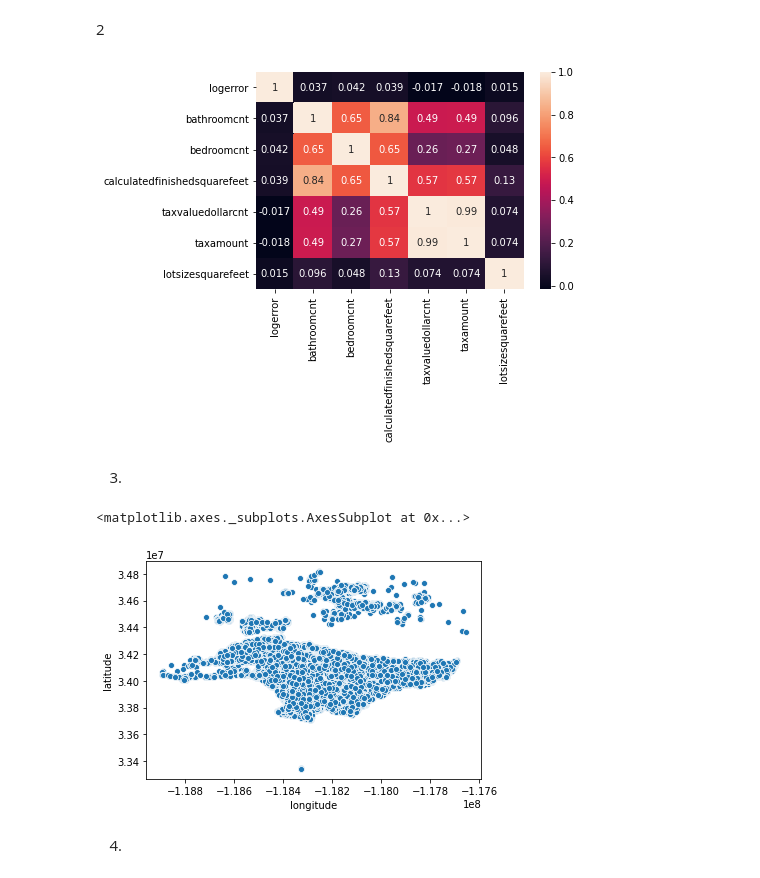
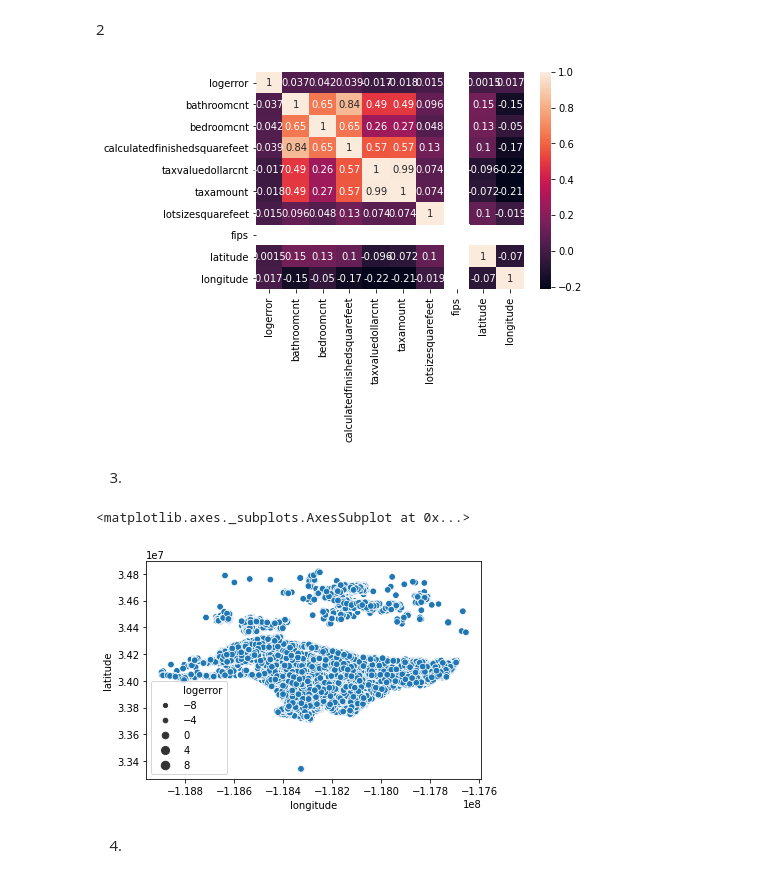
Before and after one commit to jivemachine/ds-methodologies-exercises, a Jupyter notebook: clustering/explore_zillow.ipynb, the cells around one changed output. Saved outputs shown, nothing was run; the diff lists cells and outputs as text; code cells hidden in the pictures.

```diff
--- a/clustering/explore_zillow.ipynb
+++ b/clustering/explore_zillow.ipynb
@@ -39,4 +41,11 @@ memory usage: 6.4+ MB
 # %% [markdown]
 1.
 # %%
-continuous_data = df[['logerror', 'bathroomcnt', 'bedroomcnt', 'calculatedfinishedsquarefeet', 'taxvaluedollarcnt', 'taxamount', 'lotsizesquarefeet' ]]
+continuous_data = df[['logerror', 'bathroomcnt', 'bedroomcnt', 'calculatedfinishedsquarefeet', 'taxvaluedollarcnt', 'taxamount', 'lotsizesquarefeet', 'fips', 'latitude', 'longitude' ]]
+# %%
+scaler = MinMaxScaler()
+
+scaled_continuous_data = continuous_data.copy()
+
+scaler.fit(scaled_continuous_data)
+scaler.transform(scaled_continuous_data)
@@ -50,10 +73,10 @@ plt.show()
 # %% [markdown]
 2
 # %%
-sns.heatmap(continuous_data.corr(), annot=True)
+sns.heatmap(scaled_continuous_data.corr(), annot=True)
 plt.show()
 # %% [output]
-[figure, old version]
+[figure, new version]
 # %% [markdown]
 3.
 # %%
@@ -61,10 +84,10 @@ lat_long = df[['latitude', 'longitude']]
 # %%
-y = lat_long.latitude
-x = lat_long.longitude
-sns.scatterplot(x, y, data=lat_long)
+y = scaled_continuous_data.latitude
+x = scaled_continuous_data.longitude
+sns.scatterplot(x, y, data=scaled_continuous_data, size='logerror')
 # %% [output]
 <matplotlib.axes._subplots.AxesSubplot at 0x...>
-[figure, old version]
+[figure, new version]
 # %% [markdown]
 4.
 # %%
```
Also changed, not shown: parts of 16 cells of this notebook, 1 other file.
